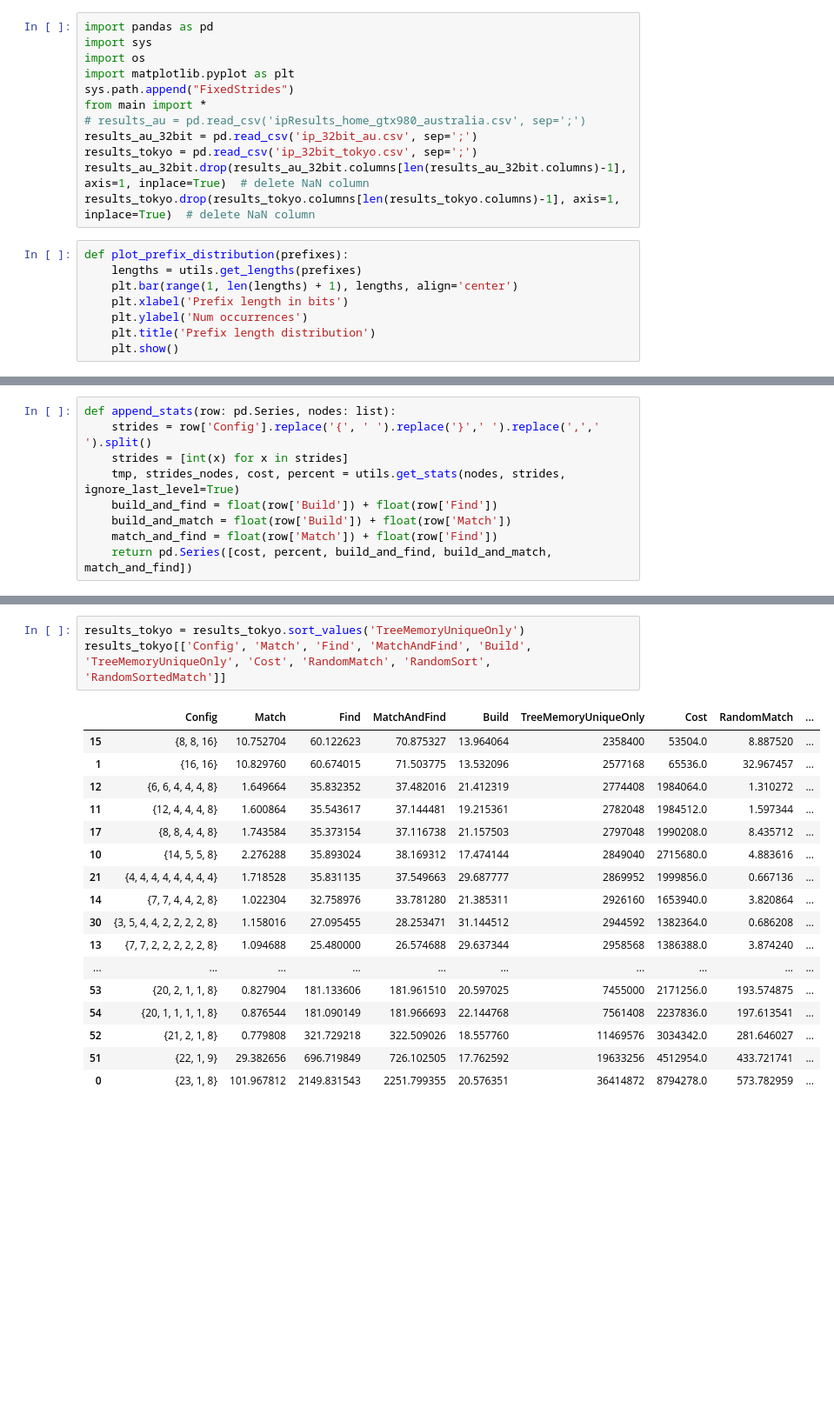
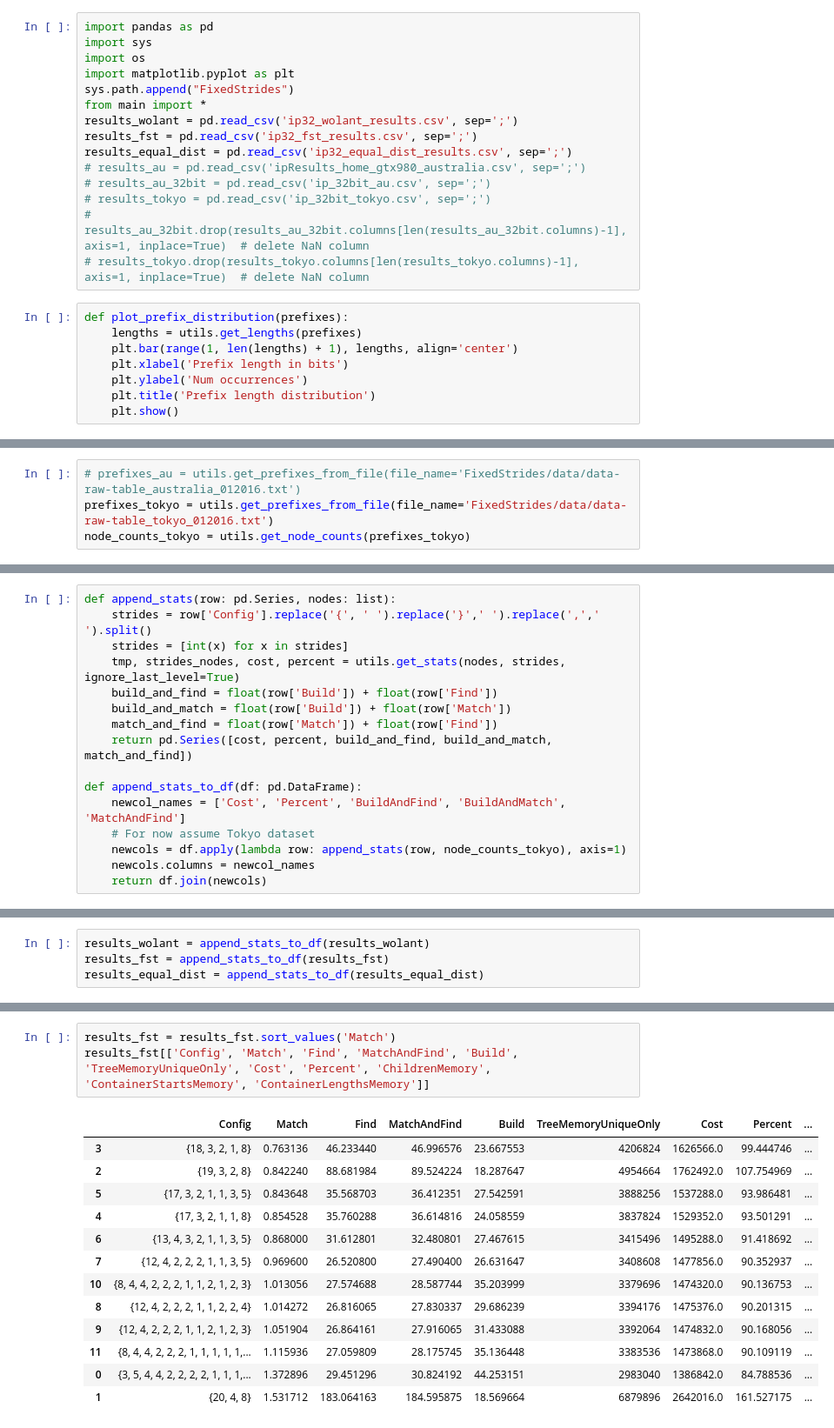
Before and after one commit to matrackif/TrieStrides, a Jupyter notebook: flavors_data_analysis.ipynb, the cells around one changed output, grey strips where cells are left out. Shown: that part at 87% size. Cells and saved outputs as stored; diff of their text form; blank space fills up the shorter version.

```diff
--- a/flavors_data_analysis.ipynb
+++ b/flavors_data_analysis.ipynb
@@ -5,11 +5,14 @@ import os
 import matplotlib.pyplot as plt
 sys.path.append("FixedStrides")
 from main import *
+results_wolant = pd.read_csv('ip32_wolant_results.csv', sep=';')
+results_fst = pd.read_csv('ip32_fst_results.csv', sep=';')
+results_equal_dist = pd.read_csv('ip32_equal_dist_results.csv', sep=';')
 # results_au = pd.read_csv('ipResults_home_gtx980_australia.csv', sep=';')
-results_au_32bit = pd.read_csv('ip_32bit_au.csv', sep=';')
-results_tokyo = pd.read_csv('ip_32bit_tokyo.csv', sep=';')
-results_au_32bit.drop(results_au_32bit.columns[len(results_au_32bit.columns)-1], axis=1, inplace=True)  # delete NaN column
-results_tokyo.drop(results_tokyo.columns[len(results_tokyo.columns)-1], axis=1, inplace=True)  # delete NaN column
+# results_au_32bit = pd.read_csv('ip_32bit_au.csv', sep=';')
+# results_tokyo = pd.read_csv('ip_32bit_tokyo.csv', sep=';')
+# results_au_32bit.drop(results_au_32bit.columns[len(results_au_32bit.columns)-1], axis=1, inplace=True)  # delete NaN column
+# results_tokyo.drop(results_tokyo.columns[len(results_tokyo.columns)-1], axis=1, inplace=True)  # delete NaN column
 # %%
 def plot_prefix_distribution(prefixes):
     lengths = utils.get_lengths(prefixes)
@@ -26,0 +24,4 @@ Read 565949 prefixes from file in 8.740188360214233 seconds
+# %%
+# prefixes_au = utils.get_prefixes_from_file(file_name='FixedStrides/data/data-raw-table_australia_012016.txt')
+prefixes_tokyo = utils.get_prefixes_from_file(file_name='FixedStrides/data/data-raw-table_tokyo_012016.txt')
+node_counts_tokyo = utils.get_node_counts(prefixes_tokyo)
@@ -47,3 +41,10 @@ def append_stats(row: pd.Series, nodes: list):
     build_and_match = float(row['Build']) + float(row['Match'])
     match_and_find = float(row['Match']) + float(row['Find'])
     return pd.Series([cost, percent, build_and_find, build_and_match, match_and_find])
+
+def append_stats_to_df(df: pd.DataFrame):
+    newcol_names = ['Cost', 'Percent', 'BuildAndFind', 'BuildAndMatch', 'MatchAndFind']
+    # For now assume Tokyo dataset
+    newcols = df.apply(lambda row: append_stats(row, node_counts_tokyo), axis=1)
+    newcols.columns = newcol_names
+    return df.join(newcols)
@@ -67 +51,5 @@ Attempting to find cost at level: 39 when len(nodes) is:  31
+# %%
+results_wolant = append_stats_to_df(results_wolant)
+results_fst = append_stats_to_df(results_fst)
+results_equal_dist = append_stats_to_df(results_equal_dist)
 # %%
@@ -88,21 +72,17 @@ results_au_32bit[['Config', 'Match', 'Find', 'MatchAndFind', 'Build', 'TreeMemor
 # %%
-results_tokyo = results_tokyo.sort_values('TreeMemoryUniqueOnly')
-results_tokyo[['Config', 'Match', 'Find', 'MatchAndFind', 'Build', 'TreeMemoryUniqueOnly', 'Cost', 'RandomMatch', 'RandomSort', 'RandomSortedMatch']]
+results_fst = results_fst.sort_values('Match')
+results_fst[['Config', 'Match', 'Find', 'MatchAndFind', 'Build', 'TreeMemoryUniqueOnly', 'Cost', 'Percent', 'ChildrenMemory', 'ContainerStartsMemory', 'ContainerLengthsMemory']]
 # %% [output]
-|  | Config | Match | Find | MatchAndFind | Build | TreeMemoryUniqueOnly | Cost | RandomMatch | ... |
-| 15 | {8, 8, 16} | 10.752704 | 60.122623 | 70.875327 | 13.964064 | 2358400 | 53504.0 | 8.887520 | ... |
-| 1 | {16, 16} | 10.829760 | 60.674015 | 71.503775 | 13.532096 | 2577168 | 65536.0 | 32.967457 | ... |
-| 12 | {6, 6, 4, 4, 4, 8} | 1.649664 | 35.832352 | 37.482016 | 21.412319 | 2774408 | 1984064.0 | 1.310272 | ... |
-| 11 | {12, 4, 4, 4, 8} | 1.600864 | 35.543617 | 37.144481 | 19.215361 | 2782048 | 1984512.0 | 1.597344 | ... |
-| 17 | {8, 8, 4, 4, 8} | 1.743584 | 35.373154 | 37.116738 | 21.157503 | 2797048 | 1990208.0 | 8.435712 | ... |
-| 10 | {14, 5, 5, 8} | 2.276288 | 35.893024 | 38.169312 | 17.474144 | 2849040 | 2715680.0 | 4.883616 | ... |
-| 21 | {4, 4, 4, 4, 4, 4, 4, 4} | 1.718528 | 35.831135 | 37.549663 | 29.687777 | 2869952 | 1999856.0 | 0.667136 | ... |
-| 14 | {7, 7, 4, 4, 2, 8} | 1.022304 | 32.758976 | 33.781280 | 21.385311 | 2926160 | 1653940.0 | 3.820864 | ... |
-| 30 | {3, 5, 4, 4, 2, 2, 2, 2, 8} | 1.158016 | 27.095455 | 28.253471 | 31.144512 | 2944592 | 1382364.0 | 0.686208 | ... |
-| 13 | {7, 7, 2, 2, 2, 2, 2, 8} | 1.094688 | 25.480000 | 26.574688 | 29.637344 | 2958568 | 1386388.0 | 3.874240 | ... |
-| ... | ... | ... | ... | ... | ... | ... | ... | ... | ... |
-| 53 | {20, 2, 1, 1, 8} | 0.827904 | 181.133606 | 181.961510 | 20.597025 | 7455000 | 2171256.0 | 193.574875 | ... |
-| 54 | {20, 1, 1, 1, 1, 8} | 0.876544 | 181.090149 | 181.966693 | 22.144768 | 7561408 | 2237836.0 | 197.613541 | ... |
-| 52 | {21, 2, 1, 8} | 0.779808 | 321.729218 | 322.509026 | 18.557760 | 11469576 | 3034342.0 | 281.646027 | ... |
-| 51 | {22, 1, 9} | 29.382656 | 696.719849 | 726.102505 | 17.762592 | 19633256 | 4512954.0 | 433.721741 | ... |
-| 0 | {23, 1, 8} | 101.967812 | 2149.831543 | 2251.799355 | 20.576351 | 36414872 | 8794278.0 | 573.782959 | ... |
+|  | Config | Match | Find | MatchAndFind | Build | TreeMemoryUniqueOnly | Cost | Percent | ... |
+| 3 | {18, 3, 2, 1, 8} | 0.763136 | 46.233440 | 46.996576 | 23.667553 | 4206824 | 1626566.0 | 99.444746 | ... |
+| 2 | {19, 3, 2, 8} | 0.842240 | 88.681984 | 89.524224 | 18.287647 | 4954664 | 1762492.0 | 107.754969 | ... |
+| 5 | {17, 3, 2, 1, 1, 3, 5} | 0.843648 | 35.568703 | 36.412351 | 27.542591 | 3888256 | 1537288.0 | 93.986481 | ... |
+| 4 | {17, 3, 2, 1, 1, 8} | 0.854528 | 35.760288 | 36.614816 | 24.058559 | 3837824 | 1529352.0 | 93.501291 | ... |
+| 6 | {13, 4, 3, 2, 1, 1, 3, 5} | 0.868000 | 31.612801 | 32.480801 | 27.467615 | 3415496 | 1495288.0 | 91.418692 | ... |
+| 7 | {12, 4, 2, 2, 2, 1, 1, 3, 5} | 0.969600 | 26.520800 | 27.490400 | 26.631647 | 3408608 | 1477856.0 | 90.352937 | ... |
+| 10 | {8, 4, 4, 2, 2, 2, 1, 1, 2, 1, 2, 3} | 1.013056 | 27.574688 | 28.587744 | 35.203999 | 3379696 | 1474320.0 | 90.136753 | ... |
+| 8 | {12, 4, 2, 2, 2, 1, 1, 2, 2, 4} | 1.014272 | 26.816065 | 27.830337 | 29.686239 | 3394176 | 1475376.0 | 90.201315 | ... |
+| 9 | {12, 4, 2, 2, 2, 1, 1, 2, 1, 2, 3} | 1.051904 | 26.864161 | 27.916065 | 31.433088 | 3392064 | 1474832.0 | 90.168056 | ... |
+| 11 | {8, 4, 4, 2, 2, 2, 1, 1, 1, 1, 1,... | 1.115936 | 27.059809 | 28.175745 | 35.136448 | 3383536 | 1473868.0 | 90.109119 | ... |
+| 0 | {3, 5, 4, 4, 2, 2, 2, 2, 1, 1, 1,... | 1.372896 | 29.451296 | 30.824192 | 44.253151 | 2983040 | 1386842.0 | 84.788536 | ... |
+| 1 | {20, 4, 8} | 1.531712 | 183.064163 | 184.595875 | 18.569664 | 6879896 | 2642016.0 | 161.527175 | ... |
```
Also changed, not shown: parts of 21 cells of this notebook, 4 other files.
